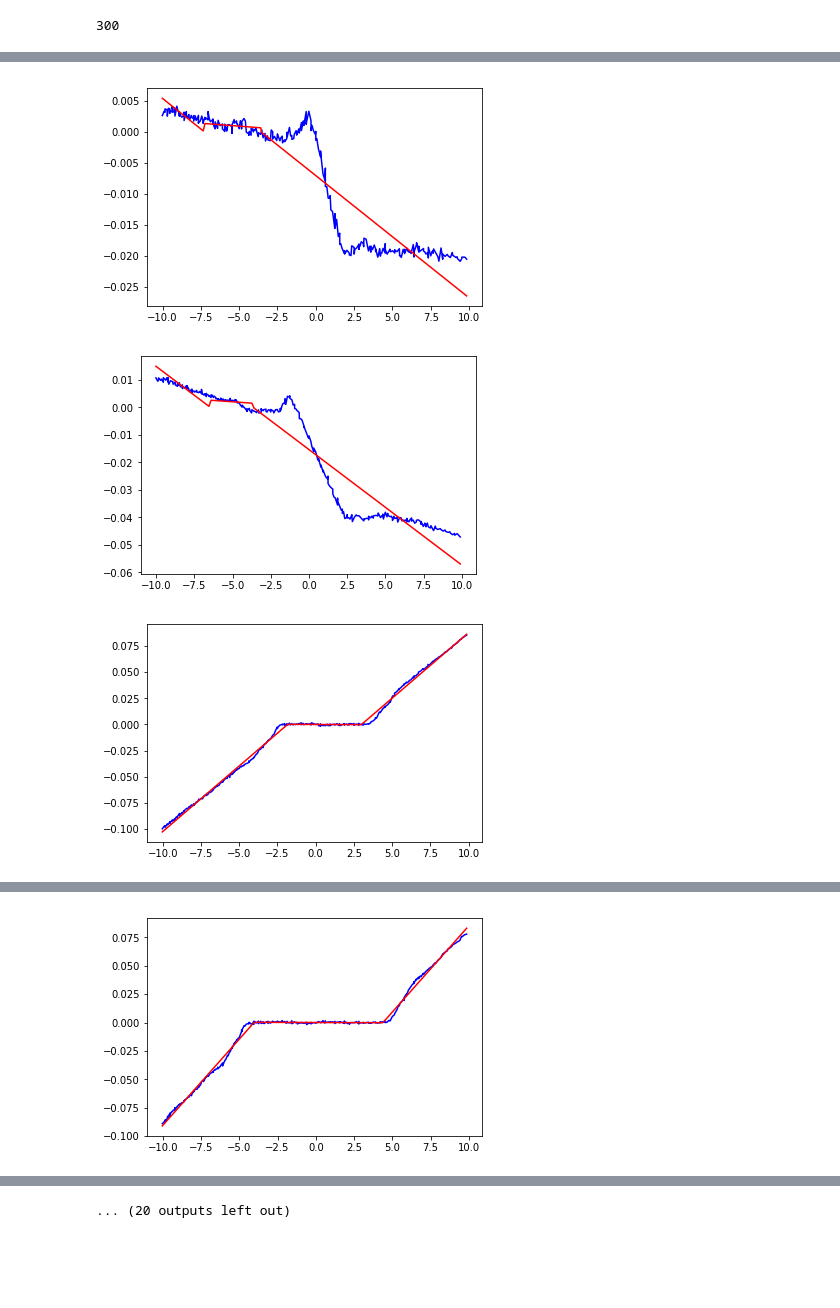
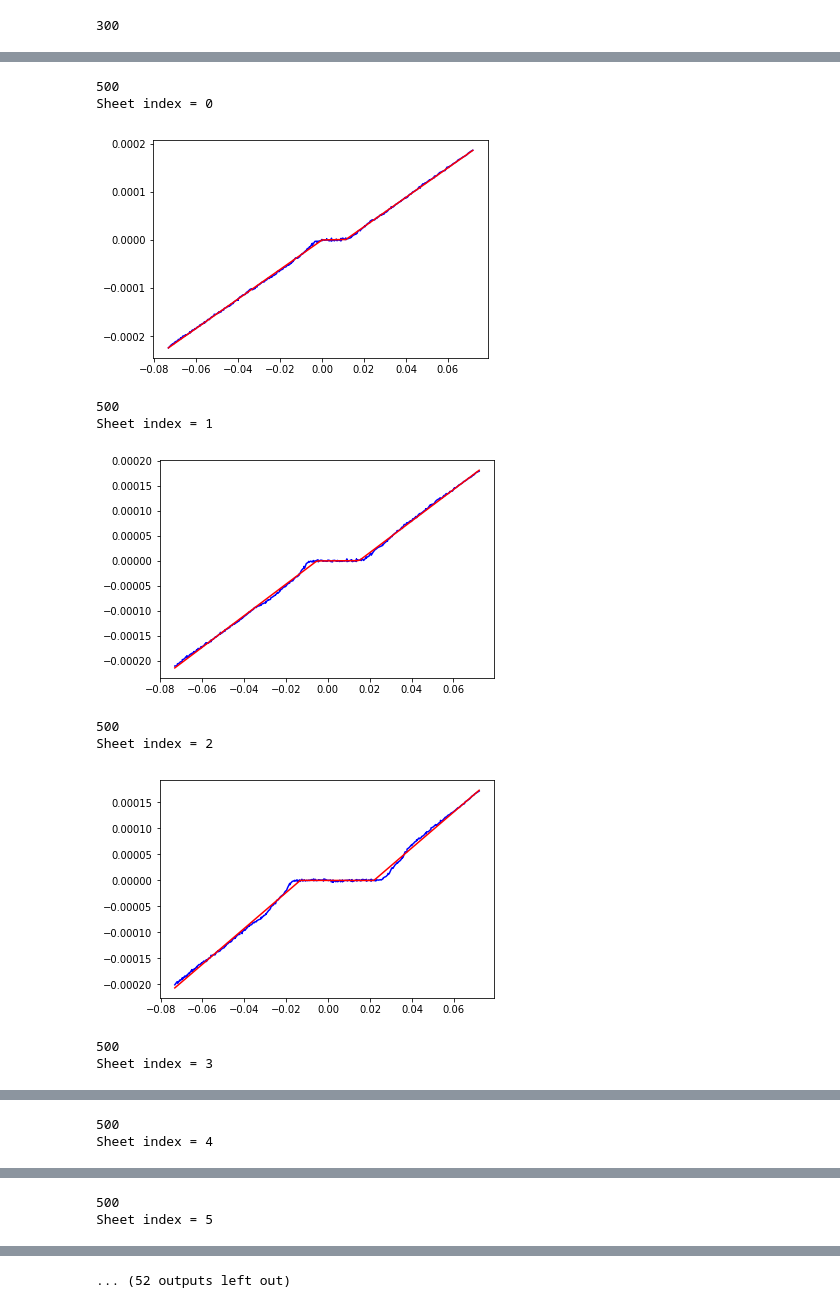
Before and after one commit to murphyjm/phys108, a Jupyter notebook: data_reduction_testing.ipynb, the cells around one changed output, grey strips where cells are left out. Drawn from its saved outputs; the diff is of its cells as text; code cells hidden in the pictures; blank space fills up the shorter version.

Commit message:
Fixed linear detrending and IV curve fitting. Am I scaling the current correctly?

```diff
--- a/data_reduction_testing.ipynb
+++ b/data_reduction_testing.ipynb
@@ -45,3 +46,13 @@ for sheet in temp_DataSheets:
 print(len(mod_DataSheets[0].combined_set))
 # %% [output]
 300
+# %%
+# An array, filled out by hand, that denotes the "kink" locations for the start and end of the super conducting regions
+# in the IV plots for the modulation series. is a (32 x 3) dimensional array. First element of each row is the index
+# of the data sheet. Next two elements are the start/end of the superconducting region (in data units).
+loc_array = np.array([[0, -0.5, 1.5], [1, -1.25, 2.25], [2, -2.5, 3.5], [3, -3.0, 4.0], [4, -3.0, 4.5], [5, -3.5, 4.0],
+                     [6, -4.0, 4.5], [7, -4.5, 5.0], [8, -4.5, 5.0], [9, -4.0, 4.5], [10, -4.0, 4.5], [11, -4.5, 4.5],
+                    [12, -4.0, 4.0], [13, -4.0, 4.0], [14, -4.0, 4.0], [15, -4.0, 3.0], [16, -4.0, 3.0], [17, -3.0, 3.0],
+                    [18, -3.5, 3.0], [19, -3.5, 3.0], [20, -2.5, 2], [21, -2.0, 2.0], [22, -2.5, 2.0], [23, -2.0, 1.5],
+                    [24, -2.0, 1.0], [25, -1.5, 0.5], [26, -1.0, 0.0], [27, -1.0, 0.0], [28, -1.0, 0.5], [29, -1.5, 0.5],
+                    [30, -2.0, 1.0], [31, -2.5, 1.0]])
@@ -48,7 +90,8 @@ print(len(mod_DataSheets[0].combined_set))
 # %%
 mod_no_linear_trend_list = []
-for sheet in mod_DataSheets:
-    #Tracer()()
-    mod_no_linear_trend_list.append(sheet.linear_gnd_trend(sheet.combined_set))
+for i,sheet in enumerate(mod_DataSheets):
+    # Tracer()()
+    # mod_no_linear_trend_list.append(sheet.linear_gnd_trend(sheet.combined_set))
+    mod_no_linear_trend_list.append(detrend_linear(sheet.combined_set, i, loc_array))
 print(len(mod_no_linear_trend_list))
 # %% [output]
@@ -154,24 +182,53 @@ IndexError: index 16 is out of bounds for axis 0 with size 15
 # %%
+# Fits curves to IV plots (also converts data to correct units)
 curve_fits = []
-for sheet_idx in range(len(mod_no_linear_trend_list)):
+for i,sheet in enumerate(mod_DataSheets):
 
-    chan_1, chan_2 = zip(*mod_no_linear_trend_list[sheet_idx][0])
-    #Tracer()()
+    gain = sheet.setup_params['srs gain']
+    resistance = sheet.setup_params['resistance']
 
-    popt, pcov = curve_fit(super_model, chan_1, chan_2, p0=[0.01, 0.005, -2.0, 2.5])
+    print(gain)
+
+    print("Sheet index = {}".format(i))
+    chan_1, chan_2 = zip(*mod_no_linear_trend_list[i][0])
+
     chan_1 = np.asarray(chan_1)
+    chan_2 = np.asarray(chan_2)
+
+    # Convert the chan_1 voltage into current
+    chan_1 = chan_1 / resistance
+
+    # Scale the output signal down by the gain from the SRS
+    chan_2 = chan_2 / gain
+
+    loc_1 = loc_array[0, 1]
+    loc_2 = loc_array[0, 2]
+
+    popt, pcov = curve_fit(super_model, chan_1, chan_2, p0=[0.01, 0.005, (loc_1 + 0.5)/resistance, (loc_2 - 0.5)/resistance])
+
     y = super_model(chan_1, popt[0], popt[1], popt[2], popt[3])
 
-    plt.plot(chan_1, y, color='red', label='fit', zorder=2)
-    plt.plot(chan_1, chan_2, color='blue', label='data', zorder=0)
+    fig, ax = plt.subplots()
+
+    ax.plot(chan_1, y, color='red', label='fit', zorder=2)
+    ax.plot(chan_1, chan_2, color='blue', label='data', zorder=0)
+
     plt.show()
 
     y = np.asarray(y)
     chan_2 = np.asarray(chan_2)
 
     fit_tuple = (chan_1, chan_2, popt, pcov)
     curve_fits.append(fit_tuple)
 # %% [output]
+500
+Sheet index = 0
-[figure, old version]
+[figure, new version]
+500
+Sheet index = 1
-[figure, old version]
+[figure, new version]
+500
+Sheet index = 2
-[figure, old version]
+[figure, new version]
+500
+Sheet index = 3
@@ -178,0 +236,2 @@ for sheet_idx in range(len(mod_no_linear_trend_list)):
+500
+Sheet index = 4
@@ -179,0 +239,2 @@ for sheet_idx in range(len(mod_no_linear_trend_list)):
+500
+Sheet index = 5
@@ -181 +241,0 @@ for sheet_idx in range(len(mod_no_linear_trend_list)):
-[figure, removed]
@@ -187 +242 @@ for sheet_idx in range(len(mod_no_linear_trend_list)):
-... (20 outputs left out)
+... (52 outputs left out)
```
Also changed, not shown: parts of 10 cells of this notebook, 1 other file.
